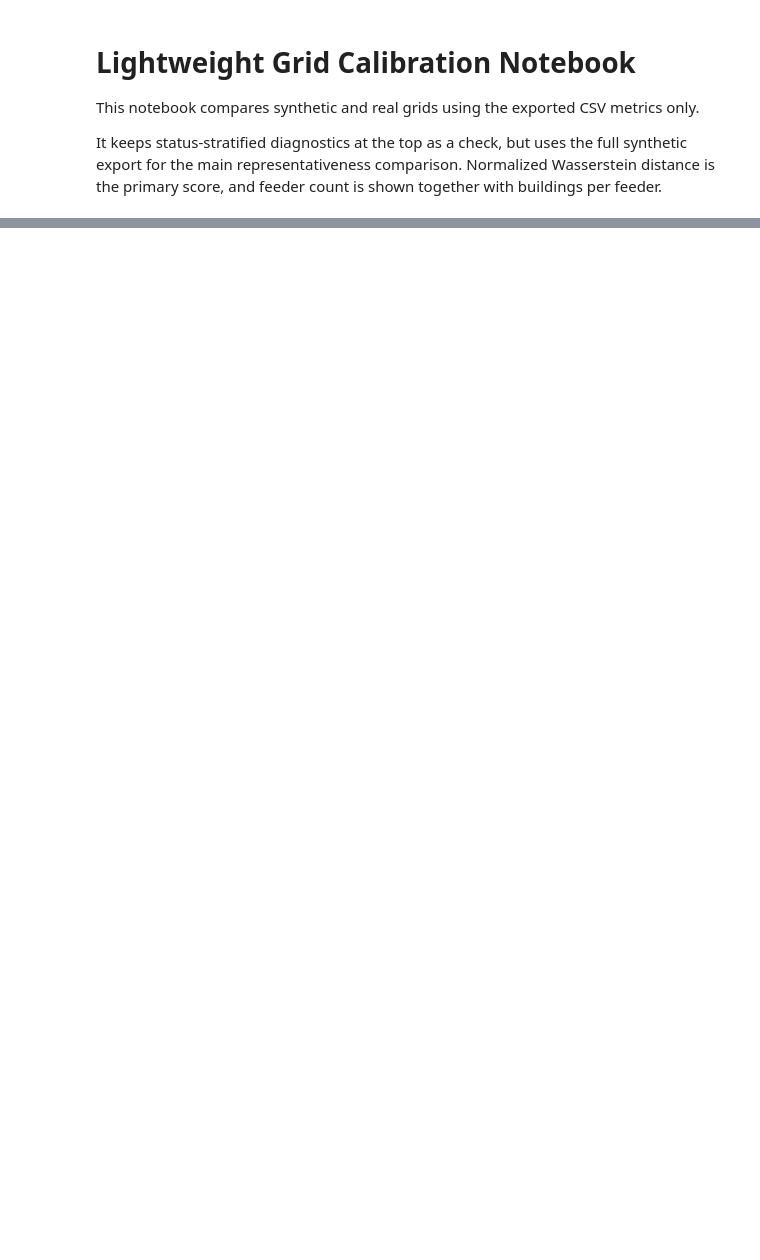
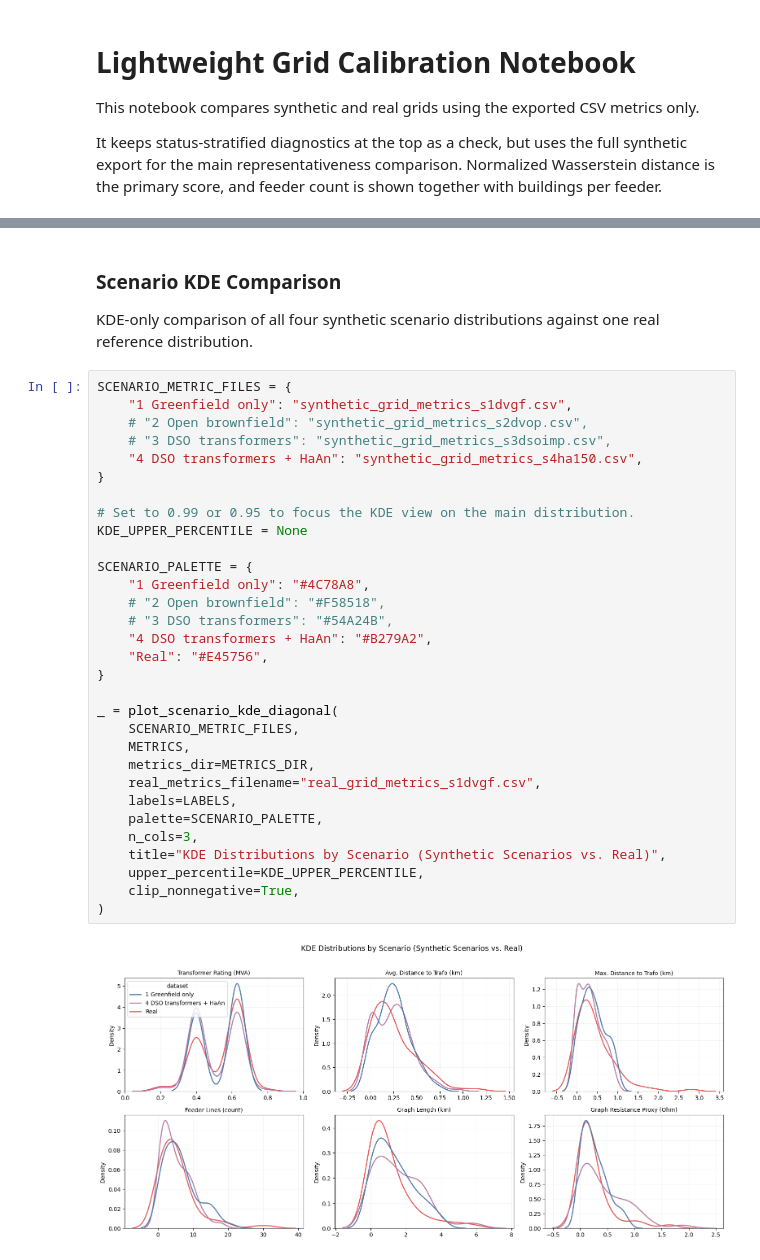
Before and after one commit to tum-ens/pylovo, a Jupyter notebook: validations/grid_comparison/comparison_notebook.ipynb, the cells around one changed output, grey strips where cells are left out. Cells and saved outputs as stored; diff of their text form; blank space fills up the shorter version.

```diff
--- a/validations/grid_comparison/comparison_notebook.ipynb
+++ b/validations/grid_comparison/comparison_notebook.ipynb
@@ -137,0 +141,37 @@ _ = plot_metric_kde_diagonal(
+# %% [markdown]
+### Scenario KDE Comparison
+
+KDE-only comparison of all four synthetic scenario distributions against one real reference distribution.
+# %%
+SCENARIO_METRIC_FILES = {
+    "1 Greenfield only": "synthetic_grid_metrics_s1dvgf.csv",
+    # "2 Open brownfield": "synthetic_grid_metrics_s2dvop.csv",
+    # "3 DSO transformers": "synthetic_grid_metrics_s3dsoimp.csv",
+    "4 DSO transformers + HaAn": "synthetic_grid_metrics_s4ha150.csv",
+}
+
+# Set to 0.99 or 0.95 to focus the KDE view on the main distribution.
+KDE_UPPER_PERCENTILE = None
+
+SCENARIO_PALETTE = {
+    "1 Greenfield only": "#4C78A8",
+    # "2 Open brownfield": "#F58518",
+    # "3 DSO transformers": "#54A24B",
+    "4 DSO transformers + HaAn": "#B279A2",
+    "Real": "#E45756",
+}
+
+_ = plot_scenario_kde_diagonal(
+    SCENARIO_METRIC_FILES,
+    METRICS,
+    metrics_dir=METRICS_DIR,
+    real_metrics_filename="real_grid_metrics_s1dvgf.csv",
+    labels=LABELS,
+    palette=SCENARIO_PALETTE,
+    n_cols=3,
+    title="KDE Distributions by Scenario (Synthetic Scenarios vs. Real)",
+    upper_percentile=KDE_UPPER_PERCENTILE,
+    clip_nonnegative=True,
+)
+# %% [output]
+[figure, added]
```
Also changed, not shown: parts of 7 cells of this notebook, 1 other file.
